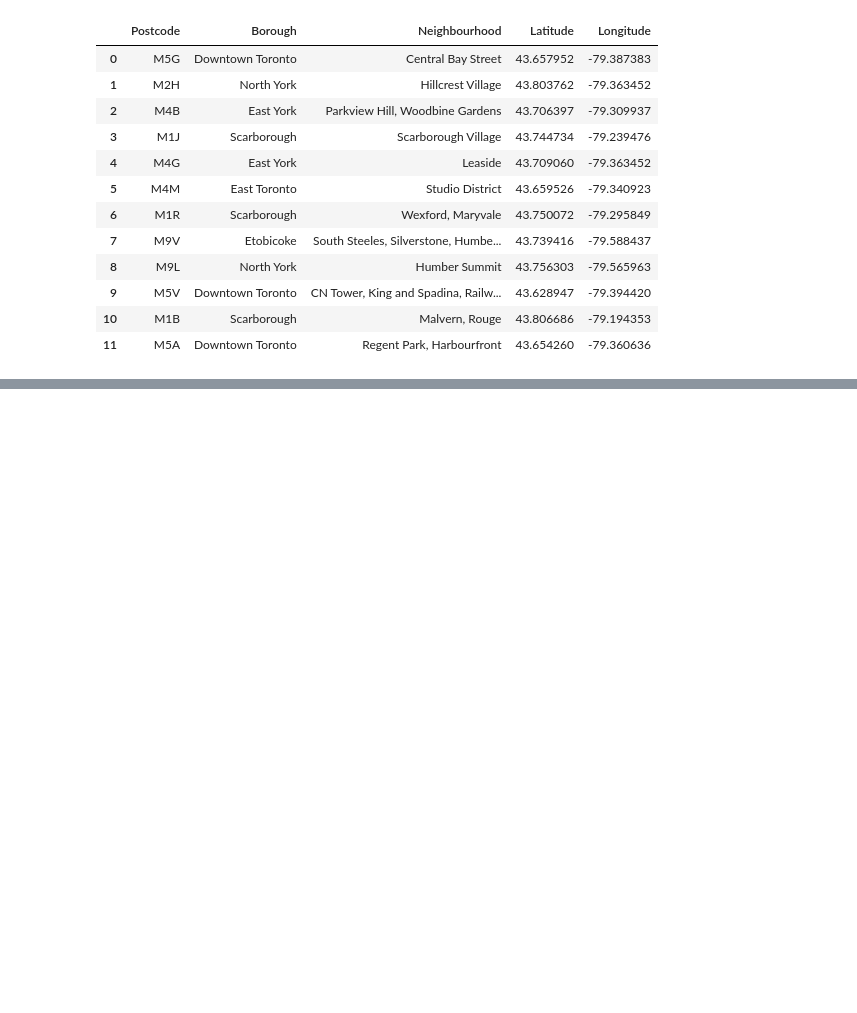
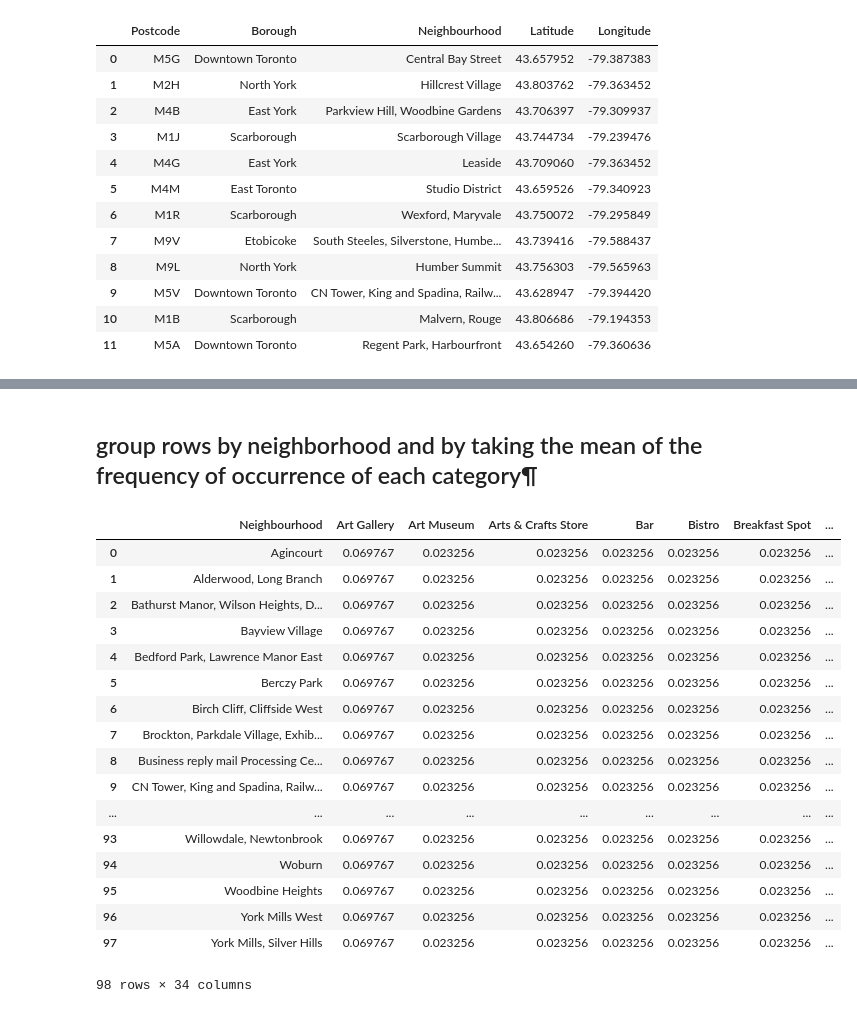
Before and after one commit to yutingamy/Cousera_CapstoneYQ, a Jupyter notebook: Neighbor Toronto 2.ipynb, the cells around one changed output, grey strips where cells are left out. Cells and saved outputs as stored; diff of their text form; code cells hidden in the pictures; blank space fills up the shorter version.

```diff
--- a/Neighbor Toronto 2.ipynb
+++ b/Neighbor Toronto 2.ipynb
@@ -109,0 +146,19 @@ test_df
+# %%
+# create map of Toronto using latitude and longitude values
+map_toronto = folium.Map(location=[latitude, longitude], zoom_start=11)
+
+# add markers to map
+for lat, lng, borough, neighborhood in zip(toronto_df_new['Latitude'], toronto_df_new['Longitude'], toronto_df_new['Borough'], toronto_df_new['Neighbourhood']):
+    label = '{}, {}'.format(neighborhood, borough)
+    label = folium.Popup(label, parse_html=True)
+    folium.CircleMarker(
+        [lat, lng],
+        radius=5,
+        popup=label,
+        color='blue',
+        fill=True,
+        fill_color='#3186cc',
+        fill_opacity=0.7,
+        parse_html=False).add_to(map_toronto)
+
+map_toronto
@@ -109,0 +246,11 @@ test_df
+# %%
+# one hot encoding
+toronto_onehot = pd.get_dummies(venues_df[['VenueCategory']], prefix="", prefix_sep="")
+toronto_onehot['Neighbourhood'] = venues_df['Neighbourhood']
+
+# move neighborhood column to the first column
+fixed_columns = list(toronto_onehot.columns[-1:]) + list(toronto_onehot.columns[:-1])
+toronto_onehot = toronto_onehot[fixed_columns]
+
+print(toronto_onehot.shape)
+toronto_onehot.head()
@@ -109,0 +266,24 @@ test_df
+# %% [markdown]
+## group rows by neighborhood and by taking the mean of the frequency of occurrence of each category¶
+# %%
+toronto_grouped = toronto_onehot.groupby('Neighbourhood').mean().reset_index()
+toronto_grouped
+# %% [output]
+|  | Neighbourhood | Art Gallery | Art Museum | Arts & Crafts Store | Bar | Bistro | Breakfast Spot | ... |
+| 0 | Agincourt | 0.069767 | 0.023256 | 0.023256 | 0.023256 | 0.023256 | 0.023256 | ... |
+| 1 | Alderwood, Long Branch | 0.069767 | 0.023256 | 0.023256 | 0.023256 | 0.023256 | 0.023256 | ... |
+| 2 | Bathurst Manor, Wilson Heights, D... | 0.069767 | 0.023256 | 0.023256 | 0.023256 | 0.023256 | 0.023256 | ... |
+| 3 | Bayview Village | 0.069767 | 0.023256 | 0.023256 | 0.023256 | 0.023256 | 0.023256 | ... |
+| 4 | Bedford Park, Lawrence Manor East | 0.069767 | 0.023256 | 0.023256 | 0.023256 | 0.023256 | 0.023256 | ... |
+| 5 | Berczy Park | 0.069767 | 0.023256 | 0.023256 | 0.023256 | 0.023256 | 0.023256 | ... |
+| 6 | Birch Cliff, Cliffside West | 0.069767 | 0.023256 | 0.023256 | 0.023256 | 0.023256 | 0.023256 | ... |
+| 7 | Brockton, Parkdale Village, Exhib... | 0.069767 | 0.023256 | 0.023256 | 0.023256 | 0.023256 | 0.023256 | ... |
+| 8 | Business reply mail Processing Ce... | 0.069767 | 0.023256 | 0.023256 | 0.023256 | 0.023256 | 0.023256 | ... |
+| 9 | CN Tower, King and Spadina, Railw... | 0.069767 | 0.023256 | 0.023256 | 0.023256 | 0.023256 | 0.023256 | ... |
+| ... | ... | ... | ... | ... | ... | ... | ... | ... |
+| 93 | Willowdale, Newtonbrook | 0.069767 | 0.023256 | 0.023256 | 0.023256 | 0.023256 | 0.023256 | ... |
+| 94 | Woburn | 0.069767 | 0.023256 | 0.023256 | 0.023256 | 0.023256 | 0.023256 | ... |
+| 95 | Woodbine Heights | 0.069767 | 0.023256 | 0.023256 | 0.023256 | 0.023256 | 0.023256 | ... |
+| 96 | York Mills West | 0.069767 | 0.023256 | 0.023256 | 0.023256 | 0.023256 | 0.023256 | ... |
+| 97 | York Mills, Silver Hills | 0.069767 | 0.023256 | 0.023256 | 0.023256 | 0.023256 | 0.023256 | ... |
+98 rows × 34 columns
```
Also changed, not shown: parts of 23 cells of this notebook.
